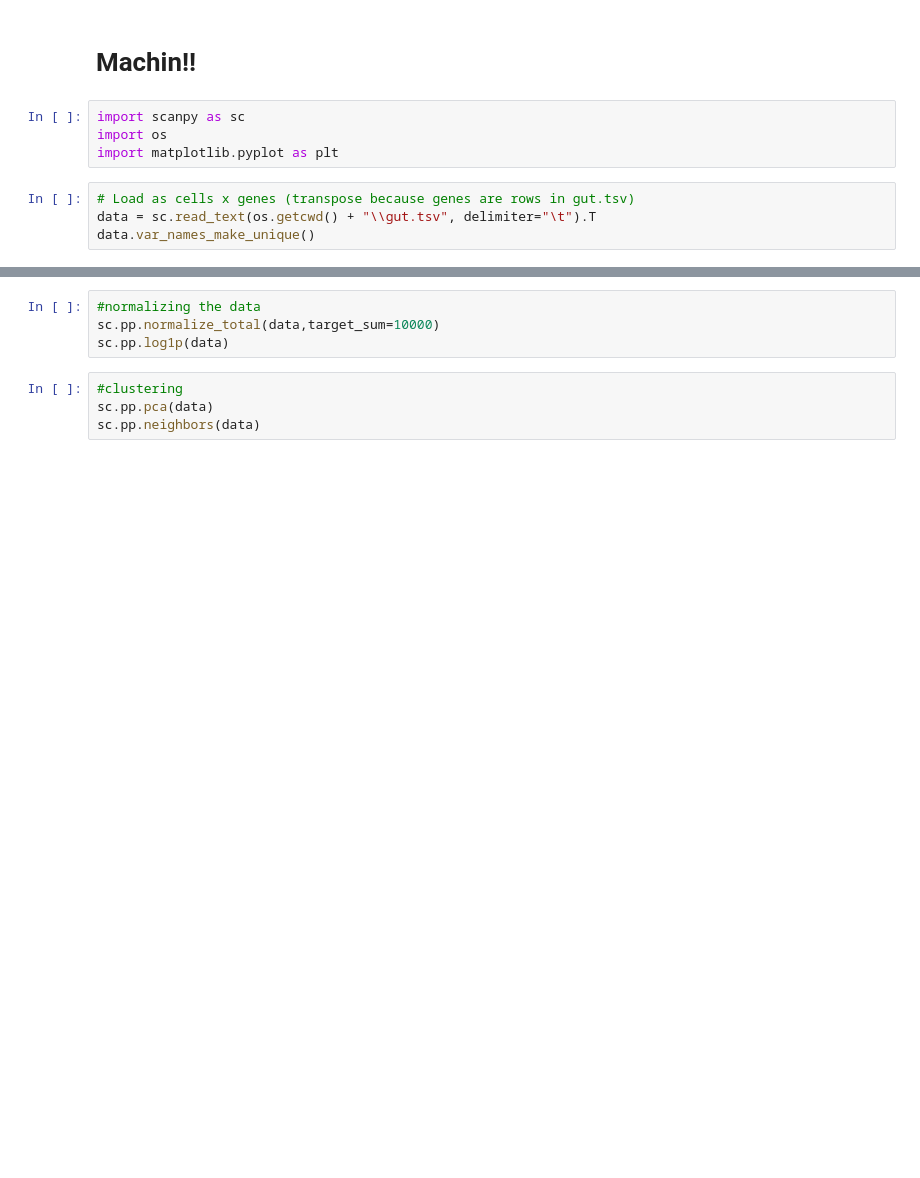
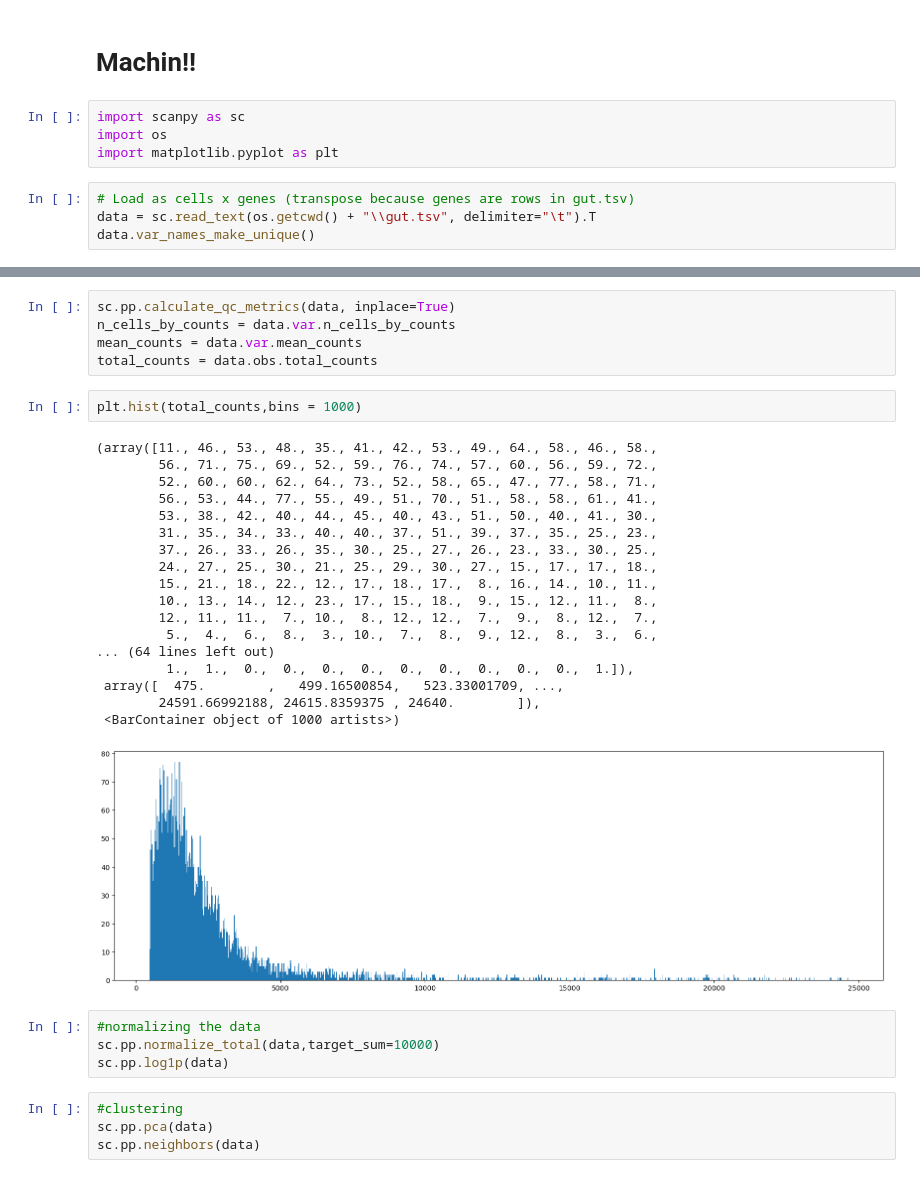
Before and after one commit to Eldnir/scBIO-gut, a Jupyter notebook: Machin.ipynb, the cells around one changed output, grey strips where cells are left out. Cells and saved outputs as stored; diff of their text form; blank space fills up the shorter version.

```diff
--- a/Machin.ipynb
+++ b/Machin.ipynb
@@ -15,3 +27,29 @@ sc.pp.filter_genes(data, min_cells=3)  # filter rare genes
+# %%
+sc.pp.calculate_qc_metrics(data, inplace=True)
+n_cells_by_counts = data.var.n_cells_by_counts
+mean_counts = data.var.mean_counts
+total_counts = data.obs.total_counts
+# %%
+plt.hist(total_counts,bins = 1000)
+# %% [output]
+(array([11., 46., 53., 48., 35., 41., 42., 53., 49., 64., 58., 46., 58.,
+        56., 71., 75., 69., 52., 59., 76., 74., 57., 60., 56., 59., 72.,
+        52., 60., 60., 62., 64., 73., 52., 58., 65., 47., 77., 58., 71.,
+        56., 53., 44., 77., 55., 49., 51., 70., 51., 58., 58., 61., 41.,
+        53., 38., 42., 40., 44., 45., 40., 43., 51., 50., 40., 41., 30.,
+        31., 35., 34., 33., 40., 40., 37., 51., 39., 37., 35., 25., 23.,
+        37., 26., 33., 26., 35., 30., 25., 27., 26., 23., 33., 30., 25.,
+        24., 27., 25., 30., 21., 25., 29., 30., 27., 15., 17., 17., 18.,
+        15., 21., 18., 22., 12., 17., 18., 17.,  8., 16., 14., 10., 11.,
+        10., 13., 14., 12., 23., 17., 15., 18.,  9., 15., 12., 11.,  8.,
+        12., 11., 11.,  7., 10.,  8., 12., 12.,  7.,  9.,  8., 12.,  7.,
+         5.,  4.,  6.,  8.,  3., 10.,  7.,  8.,  9., 12.,  8.,  3.,  6.,
+... (64 lines left out)
+         1.,  1.,  0.,  0.,  0.,  0.,  0.,  0.,  0.,  0.,  0.,  1.]),
+ array([  475.        ,   499.16500854,   523.33001709, ...,
+        24591.66992188, 24615.8359375 , 24640.        ]),
+ <BarContainer object of 1000 artists>)
+[figure, added]
 # %%
 #normalizing the data
 sc.pp.normalize_total(data,target_sum=10000)
```
Also changed, not shown: parts of 8 cells of this notebook.
